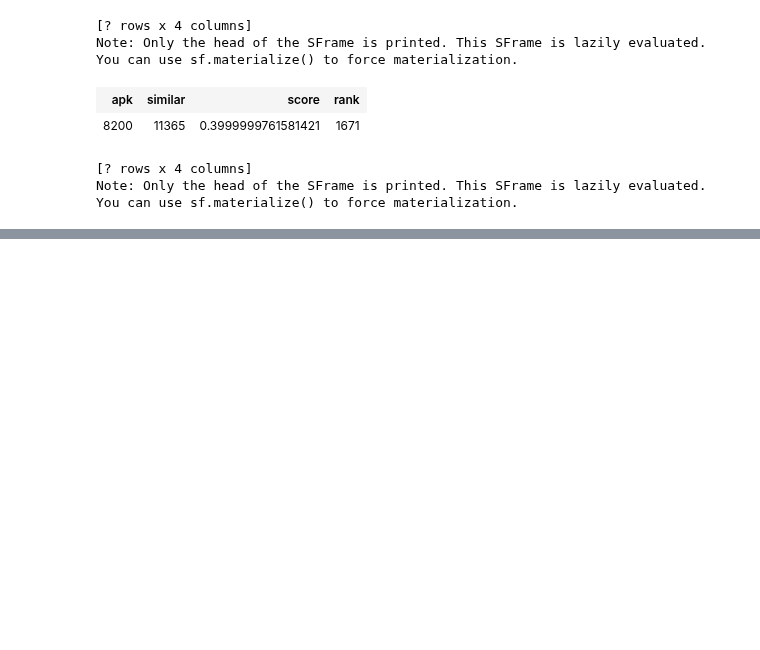
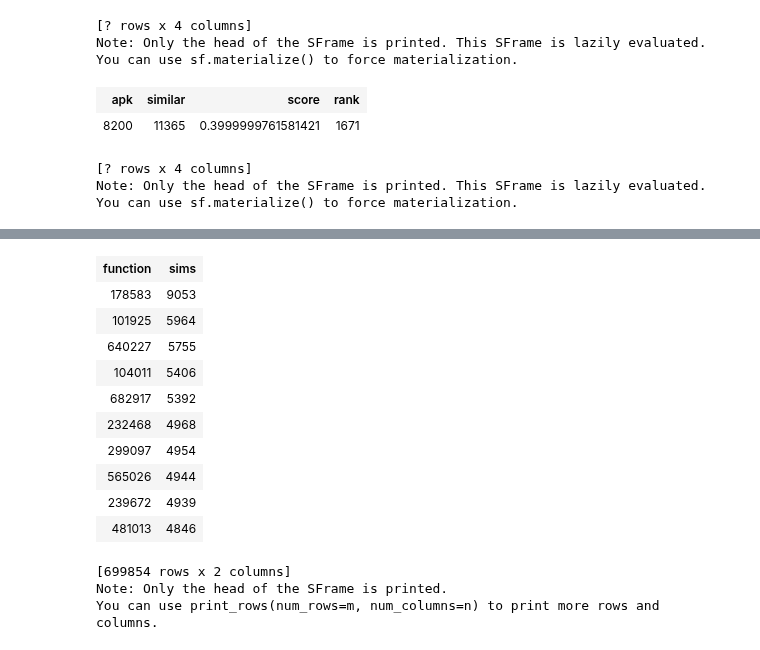
Before and after one commit to jrybicki-jsc/smms, a Jupyter notebook: graphla/distanceproblems.ipynb, the cells around one changed output, grey strips where cells are left out. Drawn from its saved outputs; the diff is of its cells as text; code cells hidden in the pictures; blank space fills up the shorter version.

```diff
--- a/graphla/distanceproblems.ipynb
+++ b/graphla/distanceproblems.ipynb
@@ -5,3 +9,3 @@ import numpy as np
 # %%
 mw = tc.load_sframe('../binarydata/funcs-encoded')
-mw.remove_column('fcount', inplace=True)
+mw = mw.remove_column('fcount')
@@ -337,0 +414,19 @@ check_networks(nets)
+# %%
+function_usage = mw.groupby(key_column_names='function', operations={'sims': agg.COUNT_DISTINCT('apk')})
+# %%
+function_usage.sort(key_column_names='sims', ascending=False)
+# %% [output]
+| function | sims |
+| 178583 | 9053 |
+| 101925 | 5964 |
+| 640227 | 5755 |
+| 104011 | 5406 |
+| 682917 | 5392 |
+| 232468 | 4968 |
+| 299097 | 4954 |
+| 565026 | 4944 |
+| 239672 | 4939 |
+| 481013 | 4846 |
+[699854 rows x 2 columns]
+Note: Only the head of the SFrame is printed.
+You can use print_rows(num_rows=m, num_columns=n) to print more rows and columns.
```
Also changed, not shown: parts of 28 cells of this notebook, 2 other files.
